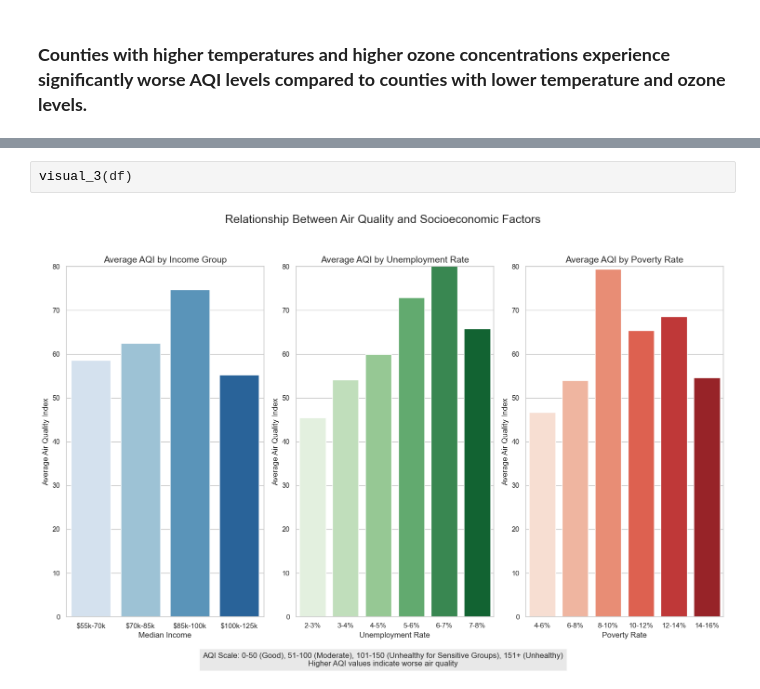
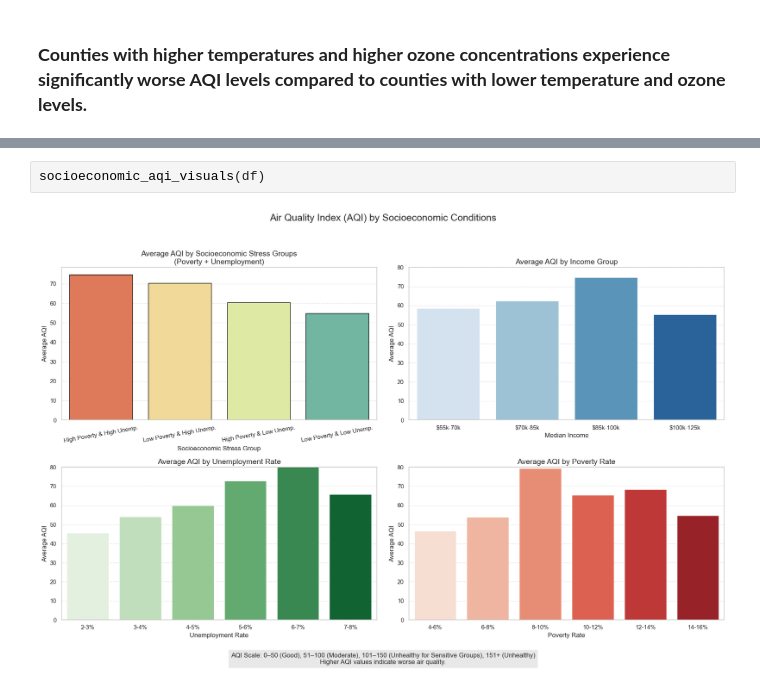
Before and after one commit to uic-cs418/group-project-data-minding, a Jupyter notebook: CS_418_Final_Report.ipynb, the cells around one changed output, grey strips where cells are left out. Drawn from its saved outputs; the diff is of its cells as text.

Commit message:
update data visualizations functions

```diff
--- a/CS_418_Final_Report.ipynb
+++ b/CS_418_Final_Report.ipynb
@@ -50,4 +78,4 @@ visual_2(df)
 # %%
-visual_3(df)
+socioeconomic_aqi_visuals(df)
 # %% [output]
-[figure, old version]
+[figure, new version]
```
Also changed, not shown: parts of 9 cells of this notebook, 2 other files.
